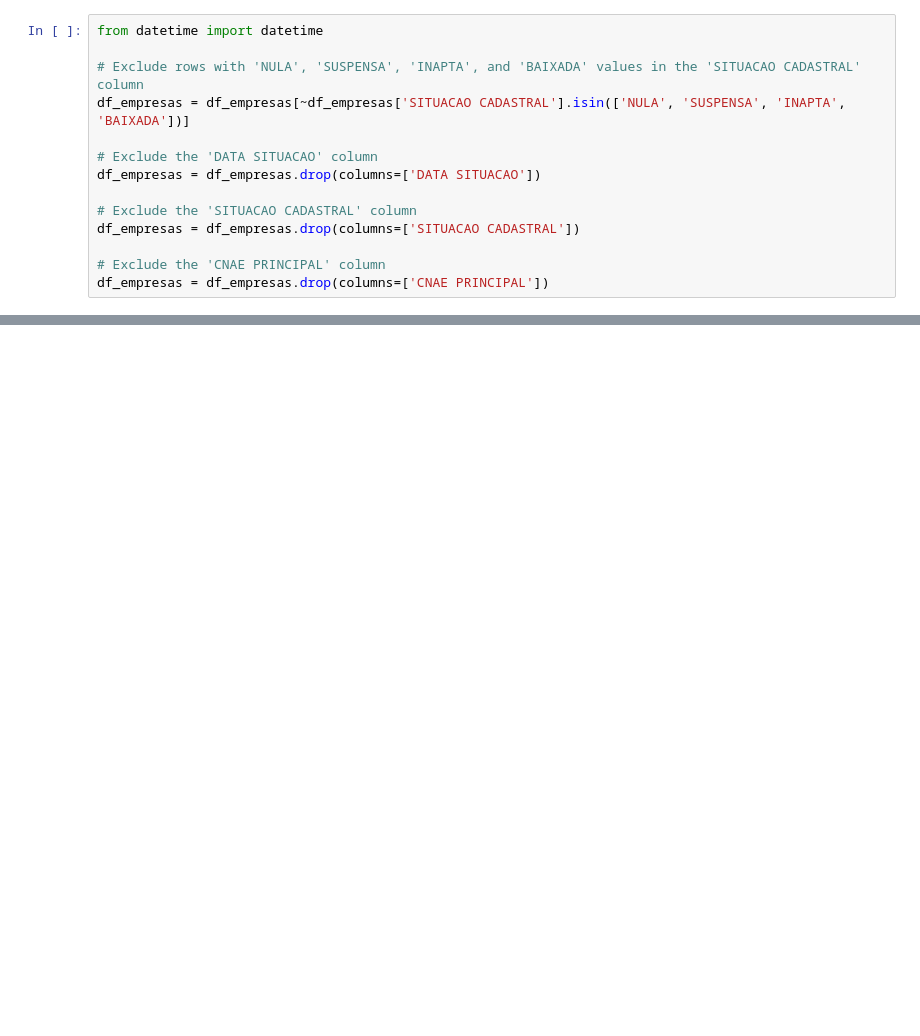
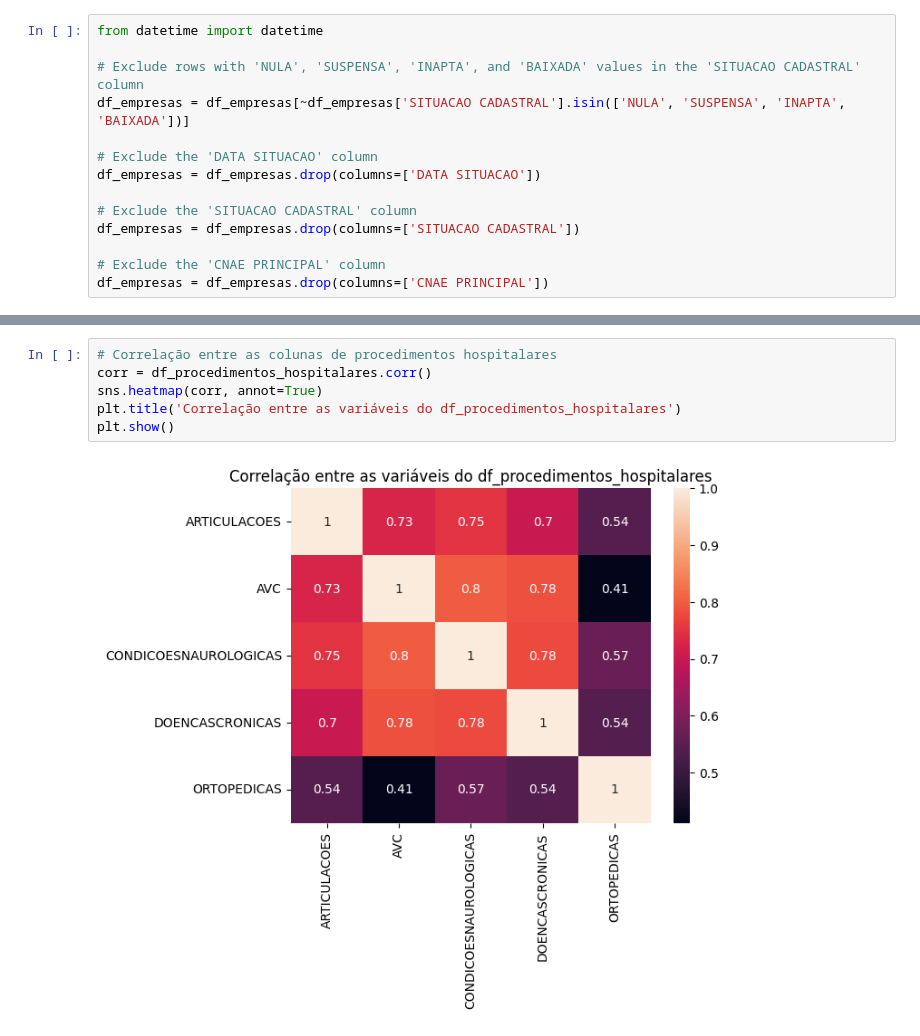
Before and after one commit to FabricioLealRS/potencial_clinicas_fisioterapia, a Jupyter notebook: Trabalho_grupo_marketing.ipynb, the cells around one changed output, grey strips where cells are left out. Cells and saved outputs as stored; diff of their text form; blank space fills up the shorter version.

```diff
--- a/Trabalho_grupo_marketing.ipynb
+++ b/Trabalho_grupo_marketing.ipynb
@@ -291,0 +771,8 @@ df_empresas_qtd.to_csv(diretorio + 'df_empresas_qtd.csv', index=False, sep=';')
+# %%
+# Correlação entre as colunas de procedimentos hospitalares
+corr = df_procedimentos_hospitalares.corr()
+sns.heatmap(corr, annot=True)
+plt.title('Correlação entre as variáveis do df_procedimentos_hospitalares')
+plt.show()
+# %% [output]
+[figure, added]
```
Also changed, not shown: parts of 44 cells of this notebook.
